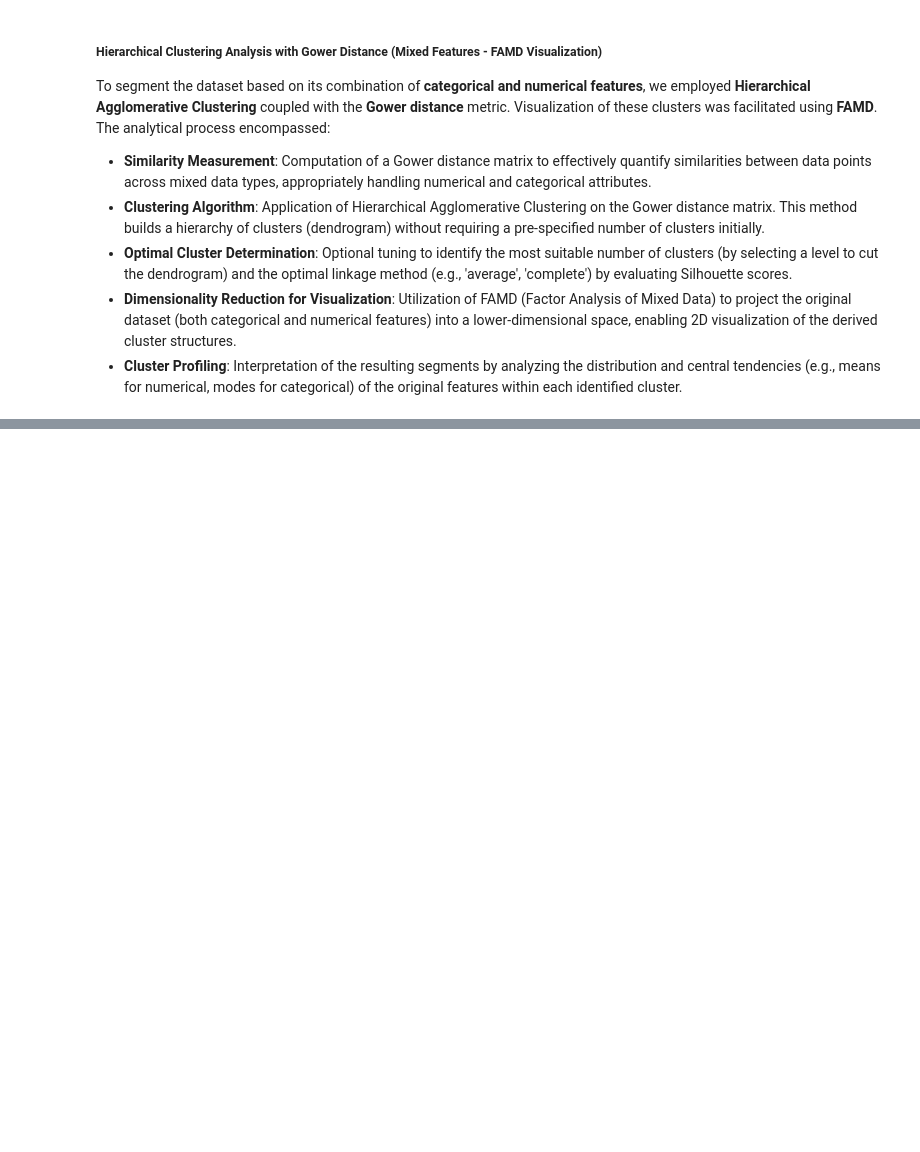
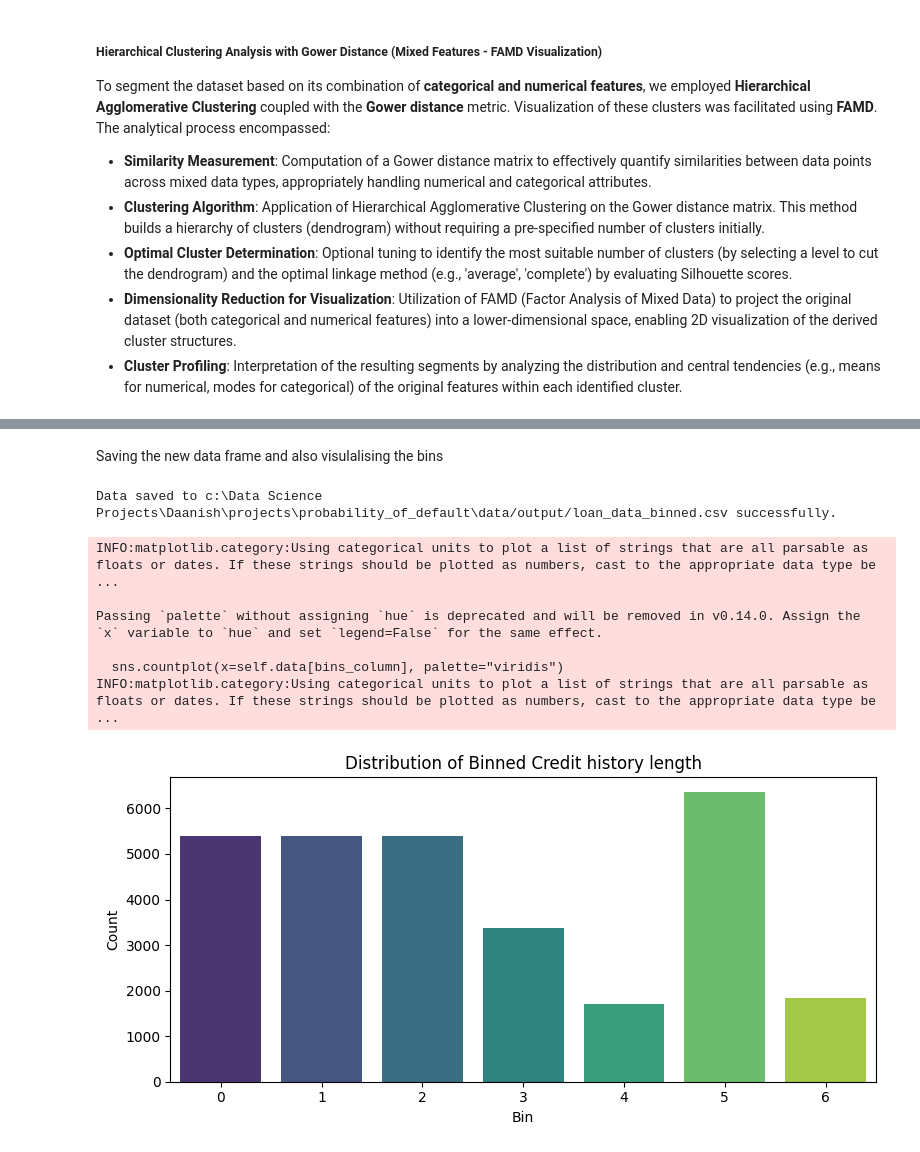
Before and after one commit to soleimanihamed/Daanish, a Jupyter notebook: projects/probability_of_default/main.ipynb, the cells around one changed output, grey strips where cells are left out. Drawn from its saved outputs; the diff is of its cells as text; code cells hidden in the pictures; blank space fills up the shorter version.

Commit message:
Binning, WoE and IV was added

```diff
--- a/projects/probability_of_default/main.ipynb
+++ b/projects/probability_of_default/main.ipynb
@@ -100,6 +109,9 @@ outlier_imputation_methods = feature_manager.get_outlier_imputation_methods()
 outlier_imputation_values = feature_manager.get_outlier_imputation_values()
 outlier_config_bundle = feature_manager.get_outlier_config_bundle()
 
+# Features' binning config
+binning_config = feature_manager.get_binning_config_bundle()
+
 # print("Nominal Features:", nominal_features)
 # print("Ordinal Features:", ordinal_features)
 # print("Numerical Features:", numerical_features)
@@ -108,3 +120,4 @@ outlier_config_bundle = feature_manager.get_outlier_config_bundle()
 # print("Missing Value Strategies:", missing_value_strategies)
 # print("Missing Fill Values:", missing_fill_values)
 # print("Display Names:", display_names)
+# print("Binning Config:", binning_config)
@@ -942,0 +1283,5 @@ print(profile_hierarchical)
+# %%
+binner = Binner(df=cleaned_df, config=binning_config)
+df_binned = binner.suggest_and_apply_bins(apply=True)
+print(df_binned.head(10))
+print(df_binned.columns.tolist())
@@ -942,0 +1306,19 @@ print(profile_hierarchical)
+# %% [markdown]
+Saving the new data frame and also visulalising the bins
+# %%
+# Save as a CSV file
+save_utils = SaveUtils()
+save_utils.save_dataframe_to_csv(df_binned, os.path.join(output_path, "loan_data_binned.csv"), overwrite=True)
+# %% [output]
+Data saved to c:\Data Science Projects\Daanish\projects\probability_of_default\data/output/loan_data_binned.csv successfully.
+# %%
+viz = Visualisation(df_binned, display_names)
+viz.plot_binned_distribution("cb_person_cred_hist_length")
+# %% [output]
+INFO:matplotlib.category:Using categorical units to plot a list of strings that are all parsable as floats or dates. If these strings should be plotted as numbers, cast to the appropriate data type be ...
+
+Passing `palette` without assigning `hue` is deprecated and will be removed in v0.14.0. Assign the `x` variable to `hue` and set `legend=False` for the same effect.
+
+  sns.countplot(x=self.data[bins_column], palette="viridis")
+INFO:matplotlib.category:Using categorical units to plot a list of strings that are all parsable as floats or dates. If these strings should be plotted as numbers, cast to the appropriate data type be ...
+[figure, added]
```
Also changed, not shown: parts of 38 cells of this notebook, 14 other files.
